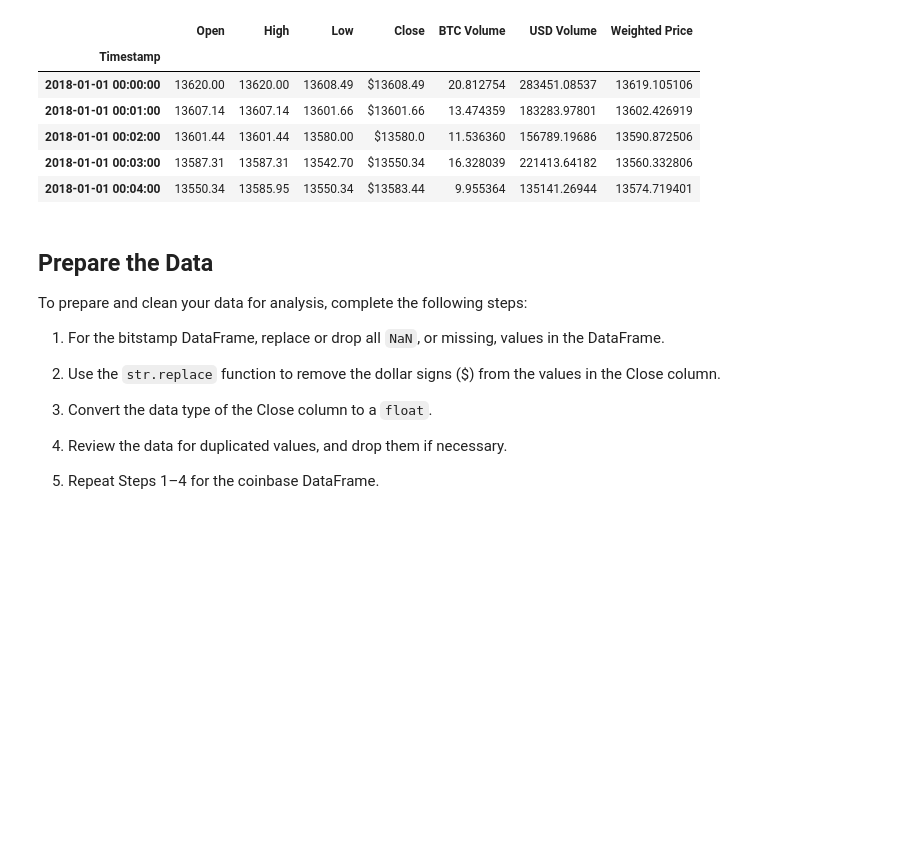
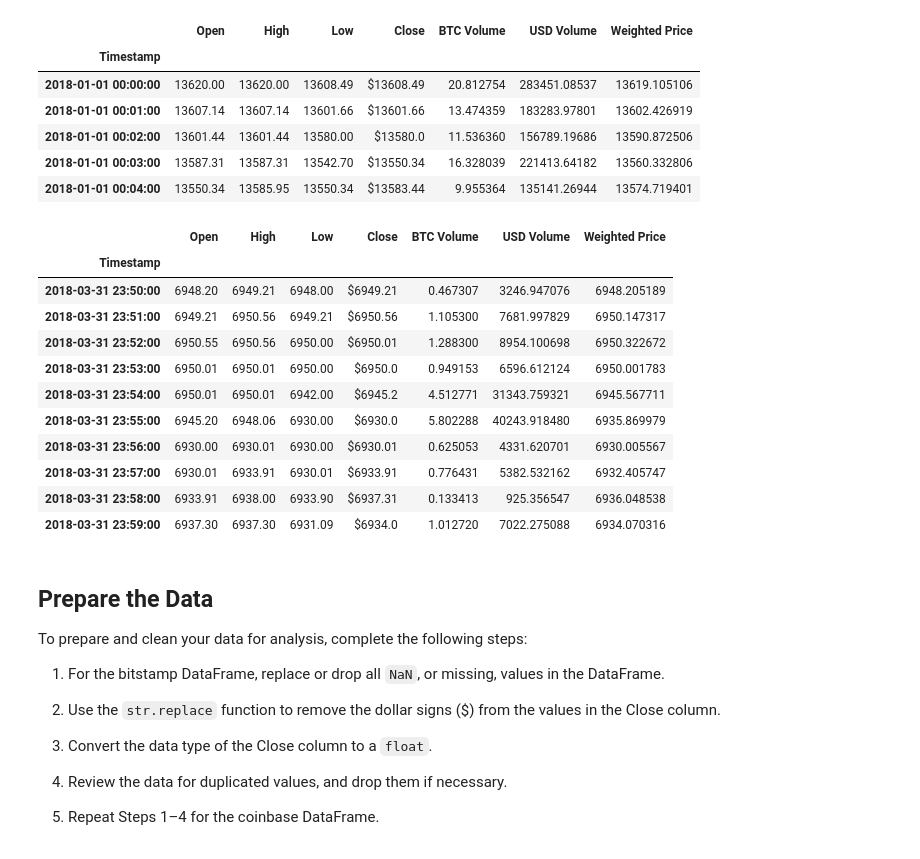
Before and after one commit to sjalasutram/FinTechM3Challenge, a Jupyter notebook: Starter_Code/crypto_arbitrage.ipynb, the cells around one changed output. Cells and saved outputs as stored; diff of their text form; code cells hidden in the pictures; blank space fills up the shorter version.

Commit message:
Added tail function to inspect the data

```diff
--- a/Starter_Code/crypto_arbitrage.ipynb
+++ b/Starter_Code/crypto_arbitrage.ipynb
@@ -72,6 +83,22 @@ coinbase.head()
 | 2018-01-01 00:02:00 | 13601.44 | 13601.44 | 13580.00 | $13580.0 | 11.536360 | 156789.19686 | 13590.872506 |
 | 2018-01-01 00:03:00 | 13587.31 | 13587.31 | 13542.70 | $13550.34 | 16.328039 | 221413.64182 | 13560.332806 |
 | 2018-01-01 00:04:00 | 13550.34 | 13585.95 | 13550.34 | $13583.44 | 9.955364 | 135141.26944 | 13574.719401 |
+# %%
+# use the tail(10) function to review the last 10 rows of the coinbase data
+coinbase.tail(10)
+# %% [output]
+|  | Open | High | Low | Close | BTC Volume | USD Volume | Weighted Price |
+| Timestamp |  |  |  |  |  |  |  |
+| 2018-03-31 23:50:00 | 6948.20 | 6949.21 | 6948.00 | $6949.21 | 0.467307 | 3246.947076 | 6948.205189 |
+| 2018-03-31 23:51:00 | 6949.21 | 6950.56 | 6949.21 | $6950.56 | 1.105300 | 7681.997829 | 6950.147317 |
+| 2018-03-31 23:52:00 | 6950.55 | 6950.56 | 6950.00 | $6950.01 | 1.288300 | 8954.100698 | 6950.322672 |
+| 2018-03-31 23:53:00 | 6950.01 | 6950.01 | 6950.00 | $6950.0 | 0.949153 | 6596.612124 | 6950.001783 |
+| 2018-03-31 23:54:00 | 6950.01 | 6950.01 | 6942.00 | $6945.2 | 4.512771 | 31343.759321 | 6945.567711 |
+| 2018-03-31 23:55:00 | 6945.20 | 6948.06 | 6930.00 | $6930.0 | 5.802288 | 40243.918480 | 6935.869979 |
+| 2018-03-31 23:56:00 | 6930.00 | 6930.01 | 6930.00 | $6930.01 | 0.625053 | 4331.620701 | 6930.005567 |
+| 2018-03-31 23:57:00 | 6930.01 | 6933.91 | 6930.01 | $6933.91 | 0.776431 | 5382.532162 | 6932.405747 |
+| 2018-03-31 23:58:00 | 6933.91 | 6938.00 | 6933.90 | $6937.31 | 0.133413 | 925.356547 | 6936.048538 |
+| 2018-03-31 23:59:00 | 6937.30 | 6937.30 | 6931.09 | $6934.0 | 1.012720 | 7022.275088 | 6934.070316 |
 # %% [markdown]
 ## Prepare the Data
 
```
Also changed, not shown: parts of 3 cells of this notebook.
